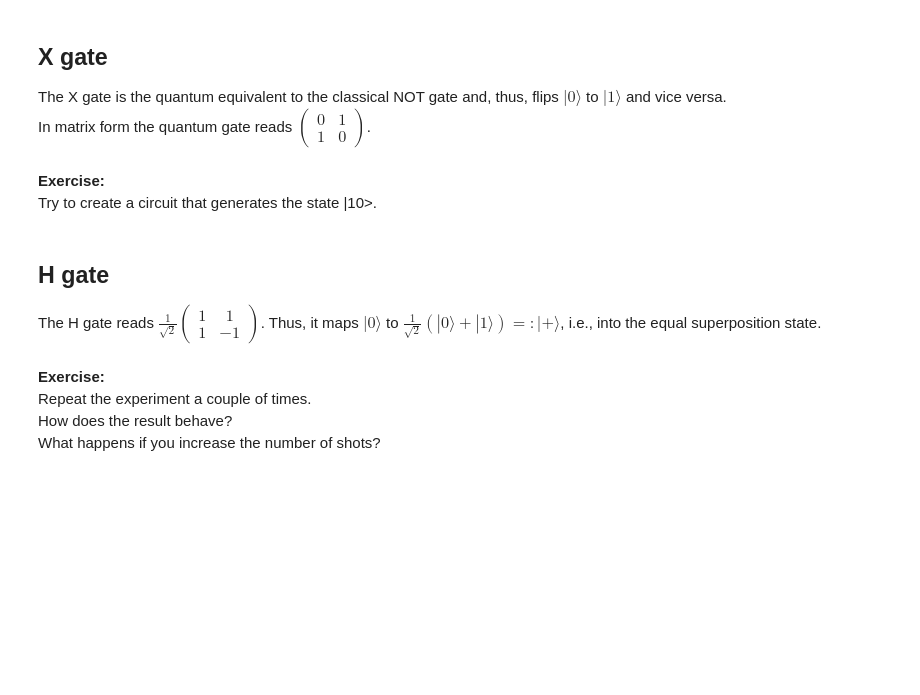
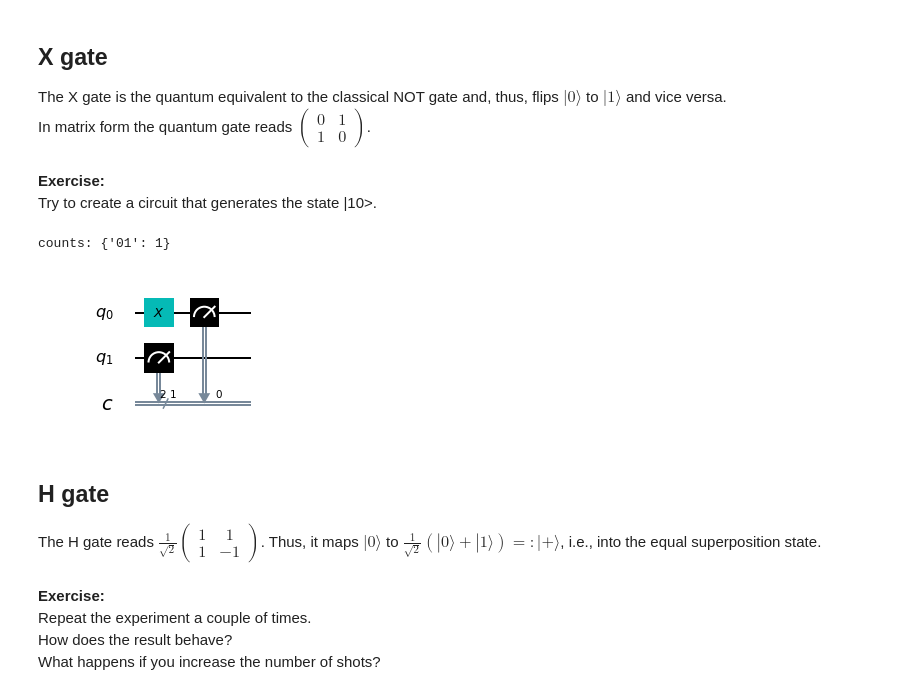
Before and after one commit to stefan-woerner/qiskit_tutorial, a Jupyter notebook: hello_qiskit.ipynb, the cells around one changed output. Drawn from its saved outputs; the diff is of its cells as text; code cells hidden in the pictures; blank space fills up the shorter version.

```diff
--- a/hello_qiskit.ipynb
+++ b/hello_qiskit.ipynb
@@ -36,8 +50,6 @@ print('remote backends:', available_backends({'local': False}))
 # %%
 # select a backend for the tutorial
-backend = 'local_qasm_simulator'
-# backend = 'ibmq_qasm_simulator'
-#backend = 'ibmqx5'
+backend = Aer.get_backend('qasm_simulator')
 # %% [markdown]
 # Setting up Quantum Circuits
 
@@ -64,29 +75,27 @@ $\left(\begin{array}{cc} 0 & 1 \\ 1 & 0 \end{array} \right)$.
 <b>Exercise:</b><br>
 Try to create a circuit that generates the state |10>.
 # %%
-# create a quantum and classical registers
-q = QuantumRegister(2)
-c = ClassicalRegister(2)
-
 # create a quantum circuit
-qc = QuantumCircuit(q, c)
+qc = QuantumCircuit(2, 2)
 
 # add a X gate on qubit, flipping it from |0> to |1>
-qc.x(q[0])
-# qc.x(q[1])
+qc.x(0)
+# qc.x(1)
 
 # measure qubit
-qc.measure(q, c);
+qc.measure([0, 1], [0, 1]);
+
+# compile and run the quantum circuit
+shots = 1
+job = execute(qc, backend, shots=shots)
+results = job.result()
+print("counts:", results.get_counts())
 
 # plot the circuit
-drawer(qc)
-
-# compile and run the quantum circuit on the local simulator
-number_of_shots = 1
-job_sim = execute(qc, backend, shots=number_of_shots)
-sim_results = job_sim.result()
-print("simulation:", sim_results)
-print("counts:    ", sim_results.get_counts())
+qc.draw(output='mpl')
+# %% [output]
+counts: {'01': 1}
+[figure, added]
 # %% [markdown]
 ## H gate
 
```
Also changed, not shown: parts of 22 cells of this notebook, 4 other files.
